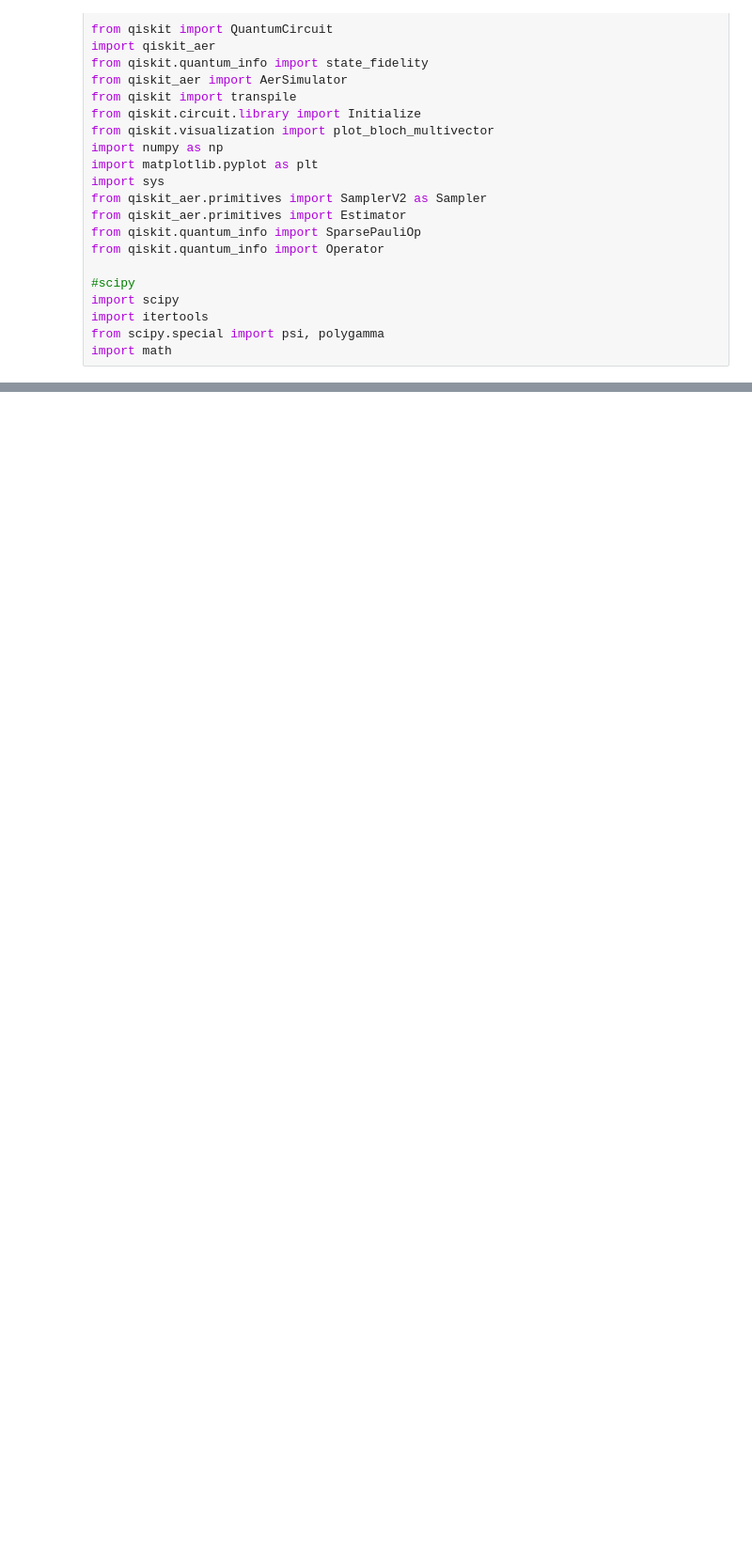
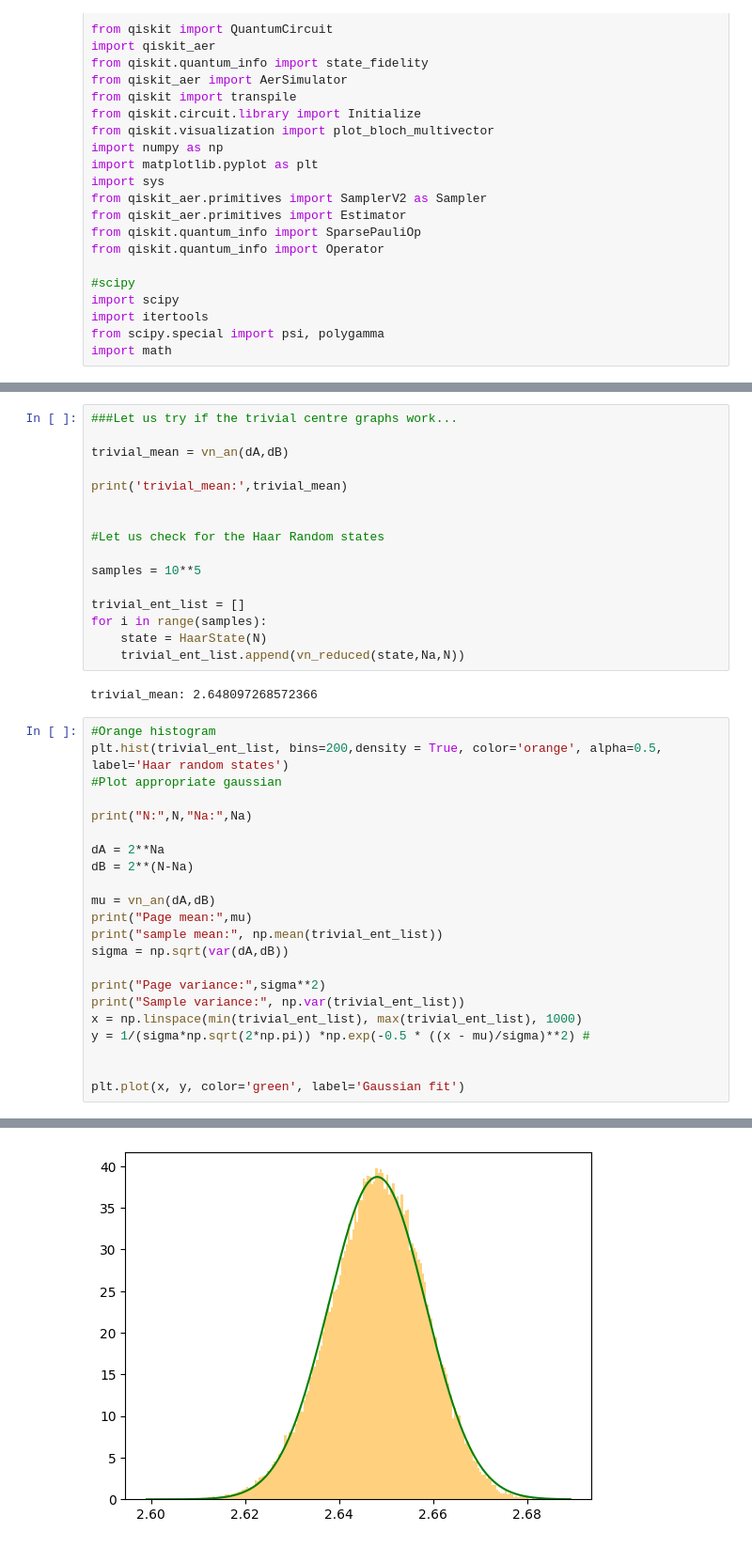
Before and after one commit to lo568los/DeepTherm, a Jupyter notebook: Test_codes4.ipynb, the cells around one changed output, grey strips where cells are left out. Shown: that part at 94% size. Cells and saved outputs as stored; diff of their text form; blank space fills up the shorter version.

Commit message:
checks included

```diff
--- a/Test_codes4.ipynb
+++ b/Test_codes4.ipynb
@@ -249,0 +374,41 @@ y = (1/(sigma*np.sqrt(2*np.pi))) * np.exp(-0.5 * ((x - mean)/sigma)**2)
+# %%
+###Let us try if the trivial centre graphs work...
+
+trivial_mean = vn_an(dA,dB)
+
+print('trivial_mean:',trivial_mean)
+
+
+#Let us check for the Haar Random states
+
+samples = 10**5
+
+trivial_ent_list = []
+for i in range(samples):
+    state = HaarState(N)
+    trivial_ent_list.append(vn_reduced(state,Na,N))
+# %% [output]
+trivial_mean: 2.648097268572366
+# %%
+#Orange histogram
+plt.hist(trivial_ent_list, bins=200,density = True, color='orange', alpha=0.5, label='Haar random states')
+#Plot appropriate gaussian
+
+print("N:",N,"Na:",Na)
+
+dA = 2**Na
+dB = 2**(N-Na)
+
+mu = vn_an(dA,dB)
+print("Page mean:",mu)
+print("sample mean:", np.mean(trivial_ent_list))
+sigma = np.sqrt(var(dA,dB))
+
+print("Page variance:",sigma**2)
+print("Sample variance:", np.var(trivial_ent_list))
+x = np.linspace(min(trivial_ent_list), max(trivial_ent_list), 1000)
+y = 1/(sigma*np.sqrt(2*np.pi)) *np.exp(-0.5 * ((x - mu)/sigma)**2) #
+
+
+plt.plot(x, y, color='green', label='Gaussian fit')
+# %% [output]
@@ -249,0 +421 @@ y = (1/(sigma*np.sqrt(2*np.pi))) * np.exp(-0.5 * ((x - mean)/sigma)**2)
+[figure, added]
```
Also changed, not shown: parts of 5 cells of this notebook.
